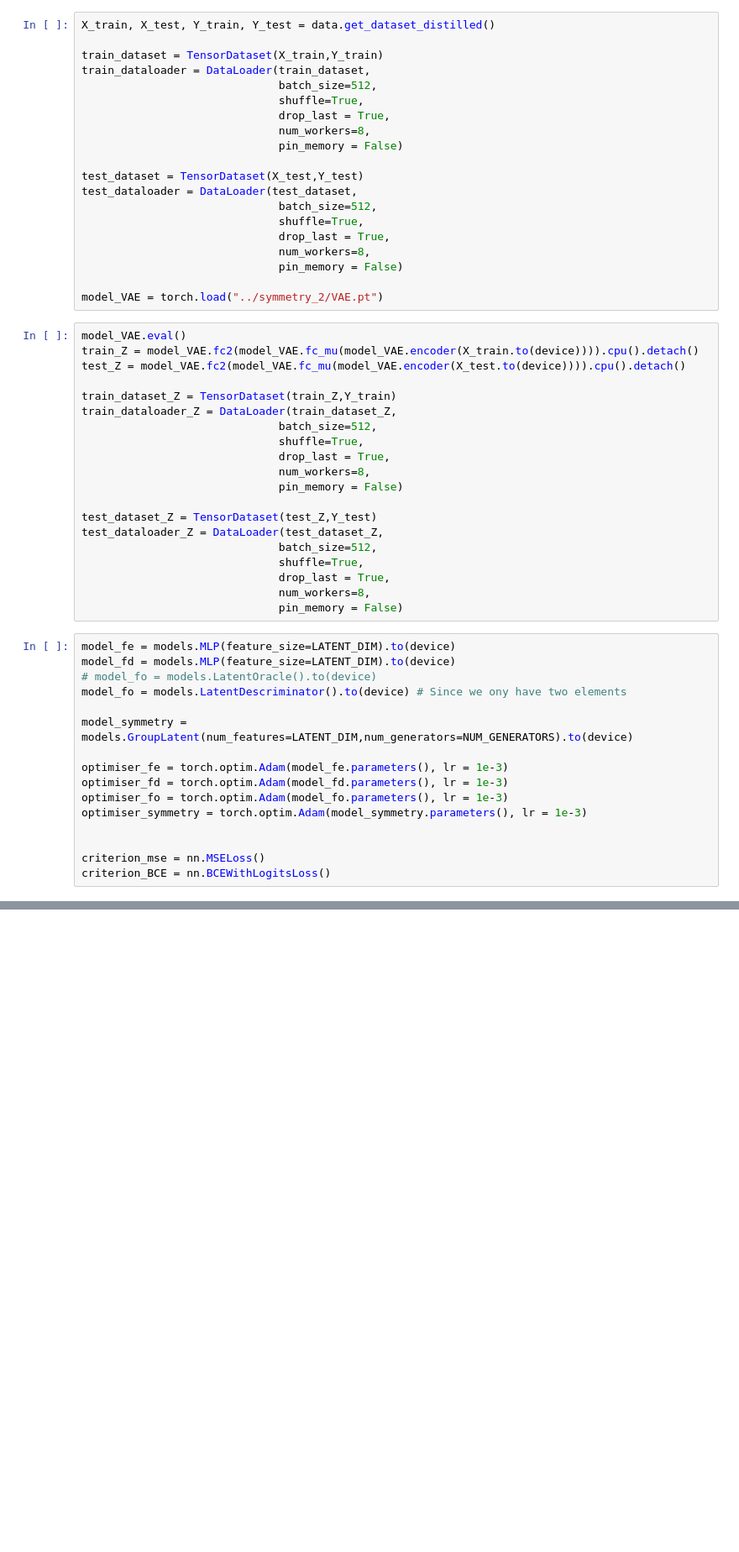
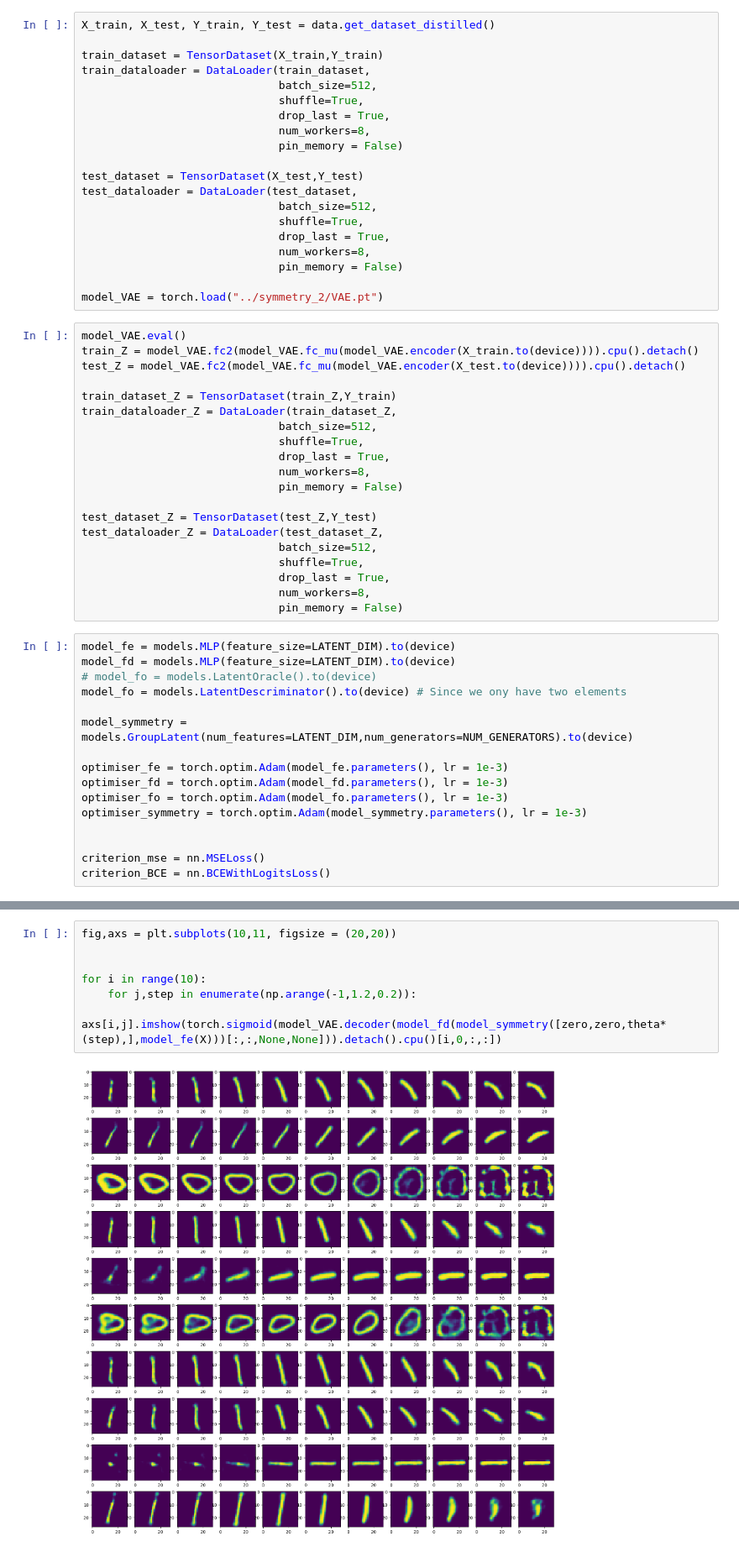
Before and after one commit to dc250601/SYMMETRY, a Jupyter notebook: ORACLE_LATENT.ipynb, the cells around one changed output, grey strips where cells are left out. Shown at 84% size. Saved outputs shown, nothing was run; the diff lists cells and outputs as text; blank space fills up the shorter version.

```diff
--- a/ORACLE_LATENT.ipynb
+++ b/ORACLE_LATENT.ipynb
@@ -188,0 +235,9 @@ torch.Size([512])
+# %%
+fig,axs = plt.subplots(10,11, figsize = (20,20))
+
+
+for i in range(10):
+    for j,step in enumerate(np.arange(-1,1.2,0.2)):
+        axs[i,j].imshow(torch.sigmoid(model_VAE.decoder(model_fd(model_symmetry([zero,zero,theta*(step),],model_fe(X)))[:,:,None,None])).detach().cpu()[i,0,:,:])
+# %% [output]
+[figure, added]
```
Also changed, not shown: parts of 14 cells of this notebook.
